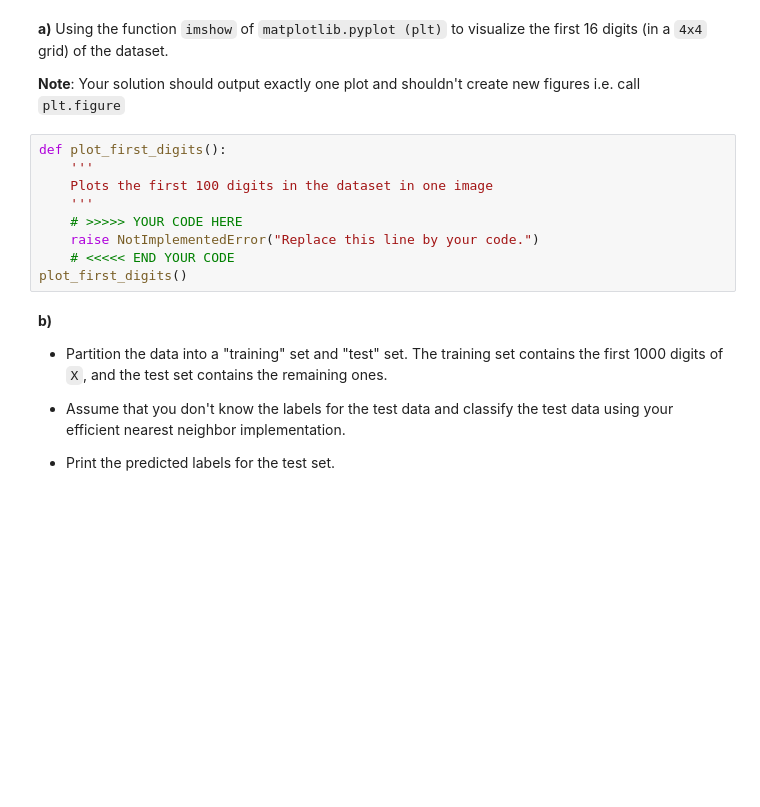
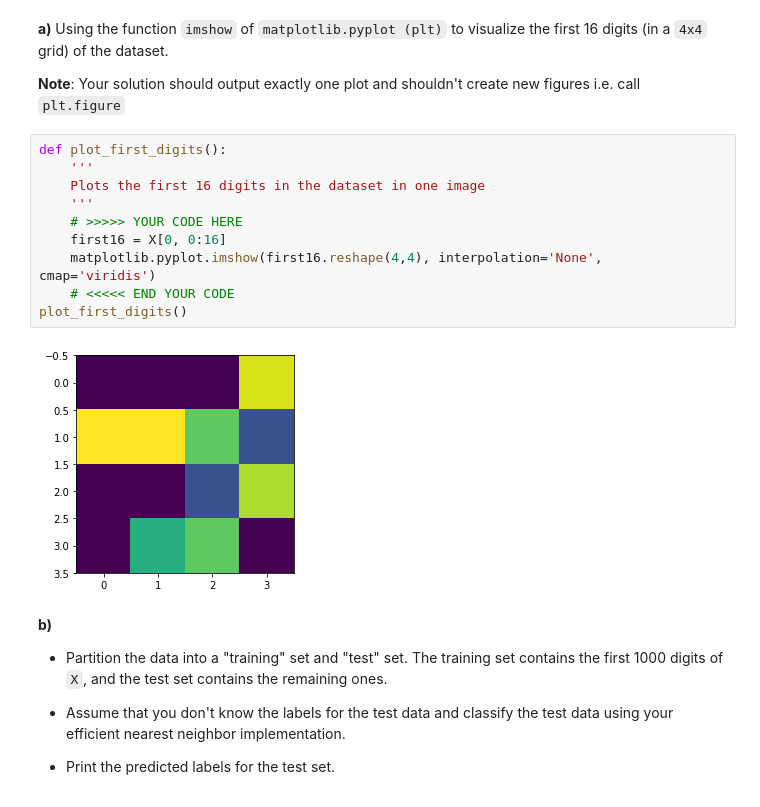
Before and after one commit to mkrcke/pythonprogramming, a Jupyter notebook: assignment2/sheet2.ipynb, the cells around one changed output. Saved outputs shown, nothing was run; the diff lists cells and outputs as text; blank space fills up the shorter version.

```diff
--- a/assignment2/sheet2.ipynb
+++ b/assignment2/sheet2.ipynb
@@ -297,12 +325,15 @@ print('Shape of data: {}'.format(X.shape),
 # %%
 def plot_first_digits():
     '''
-    Plots the first 100 digits in the dataset in one image
+    Plots the first 16 digits in the dataset in one image
     '''
     # >>>>> YOUR CODE HERE
-    raise NotImplementedError("Replace this line by your code.")
+    first16 = X[0, 0:16]
+    matplotlib.pyplot.imshow(first16.reshape(4,4), interpolation='None', cmap='viridis')
     # <<<<< END YOUR CODE
 plot_first_digits()
+# %% [output]
+[figure, added]
 # %% [markdown]
 **b)**
 * Partition the data into a "training" set and "test" set. The training set contains the first 1000 digits of `X`, and the test set contains the remaining ones.
```
Also changed, not shown: parts of 14 cells of this notebook.
